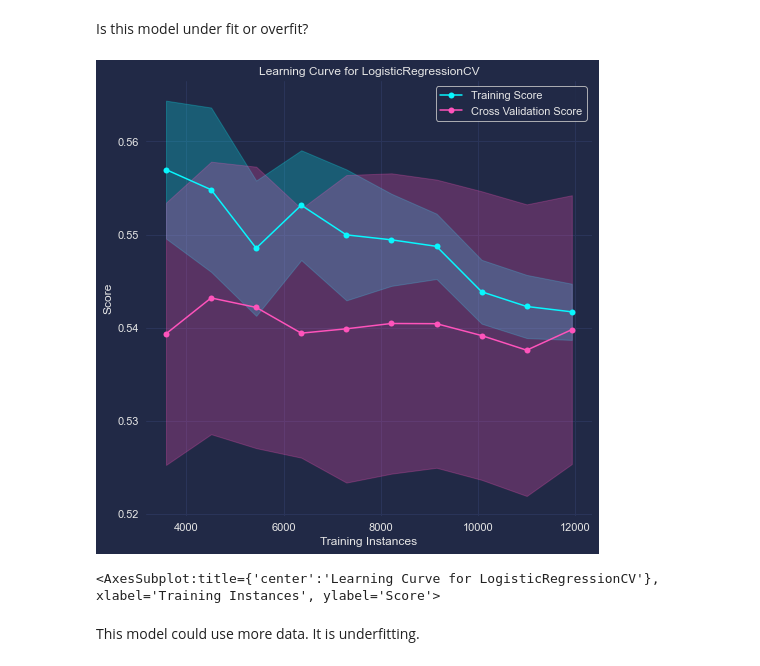
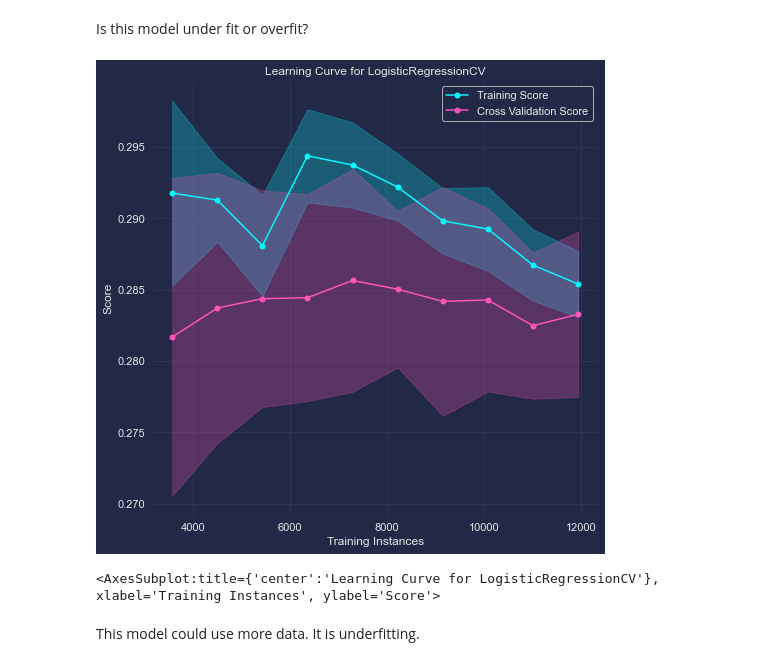
Before and after one commit to pezon/music-mining, a Jupyter notebook: notebooks/analysis/Model Selection.ipynb, the cells around one changed output. Cells and saved outputs as stored; diff of their text form; code cells hidden in the pictures.

Commit message:
update model selection notebook to generate learning curve plot for audio-only model

```diff
--- a/notebooks/analysis/Model Selection.ipynb
+++ b/notebooks/analysis/Model Selection.ipynb
@@ -396,21 +396,21 @@ plot_classification_reports(pipeline, X_train_, X_test_, y_train, y_test)
 # %% [markdown]
 Is this model under fit or overfit?
 # %%
-X = tracks_df[audio_features + artist_features]
+X = tracks_df[audio_features]
 y = tracks_df["track_chart_months"] >= 1
 
 visualizer = LearningCurve(
     model,
     cv=StratifiedKFold(n_splits=12),
     scoring="precision",
     train_sizes=np.linspace(0.3, 1.0, 10),
     n_jobs=-1
 )
 
 visualizer.fit(X, y)
 visualizer.show()
 # %% [output]
-[figure, old version]
+[figure, new version]
 <AxesSubplot:title={'center':'Learning Curve for LogisticRegressionCV'}, xlabel='Training Instances', ylabel='Score'>
 # %% [markdown]
 This model could use more data. It is underfitting.
```
